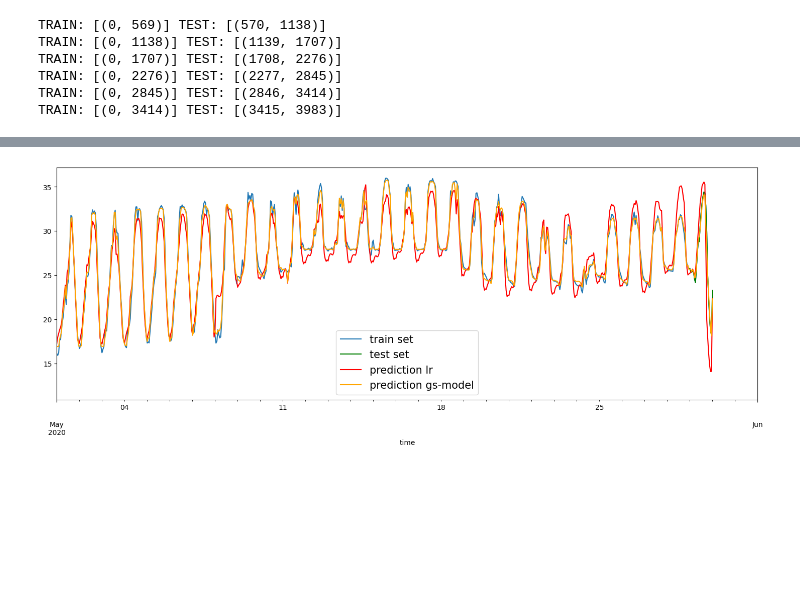
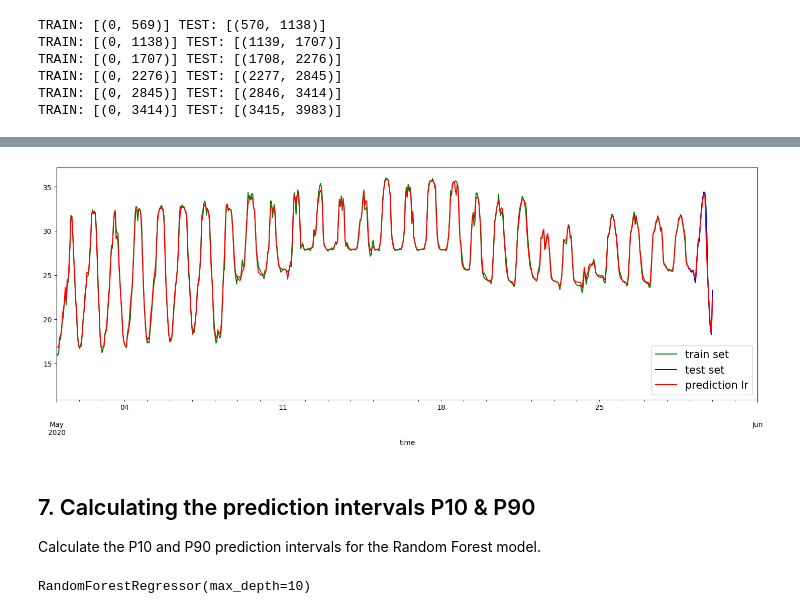
Before and after one commit to aaroneisses95/greenhouse-forecasting, a Jupyter notebook: notebooks/exploration.ipynb, the cells around one changed output, grey strips where cells are left out. Drawn from its saved outputs; the diff is of its cells as text; code cells hidden in the pictures; blank space fills up the shorter version.

```diff
--- a/notebooks/exploration.ipynb
+++ b/notebooks/exploration.ipynb
@@ -319,7 +322,7 @@ gsearch_rf = GridSearchCV(estimator=model, cv=tscv,
 
 gsearch_rf.fit(X_train, y_train)
 
-all_data['grid_pred_rf'] = gsearch_rf.predict(all_data.drop(columns="Tair"))
+all_data['grid_pred_rf'] = gsearch_rf.predict(all_data.drop(columns=["Tair","grid_pred"]))
 # %%
 train_pred = gsearch_rf.predict(X_train)
 test_pred = gsearch_rf.predict(X_test)
@@ -364,10 +366,14 @@ TEST | r2: 0.978
 # %%
 fig, ax = plt.subplots(figsize=(18,6))
-train[['Tair']].plot(ax=ax)
-test[['Tair']].plot(ax=ax, c='green')
-all_data[['grid_pred']].loc['2020 May':].plot(ax=ax, c='red')
-all_data[['grid_pred_rf']].loc['2010 May':].plot(ax=ax, c='orange')
+train[['Tair']].plot(ax=ax, c='green')
+test[['Tair']].plot(ax=ax, c='blue')
+all_data[['grid_pred_rf']].loc['2020 May':].plot(ax=ax, c='red')
 ax.legend(["train set", "test set", "prediction lr", "prediction gs-model", "prediction gs-model rf"], prop={'size': 15});
 plt.xlim(pd.Timestamp('2020-05-01'), pd.Timestamp('2020-06-01'));
 # %% [output]
-[figure, old version]
+[figure, new version]
+# %% [markdown]
+<a id='f'></a>
+## 7. Calculating the prediction intervals P10 & P90
+
+Calculate the P10 and P90 prediction intervals for the Random Forest model.
@@ -373,0 +384,6 @@ plt.xlim(pd.Timestamp('2020-05-01'), pd.Timestamp('2020-06-01'));
+# %%
+# Train a new model using the best hyperparameters on the full training dataset
+rf = RandomForestRegressor(max_depth=best_max_depth)
+rf.fit(X_train, y_train)
+# %% [output]
+RandomForestRegressor(max_depth=10)
```
Also changed, not shown: parts of 20 cells of this notebook, 8 other files.
